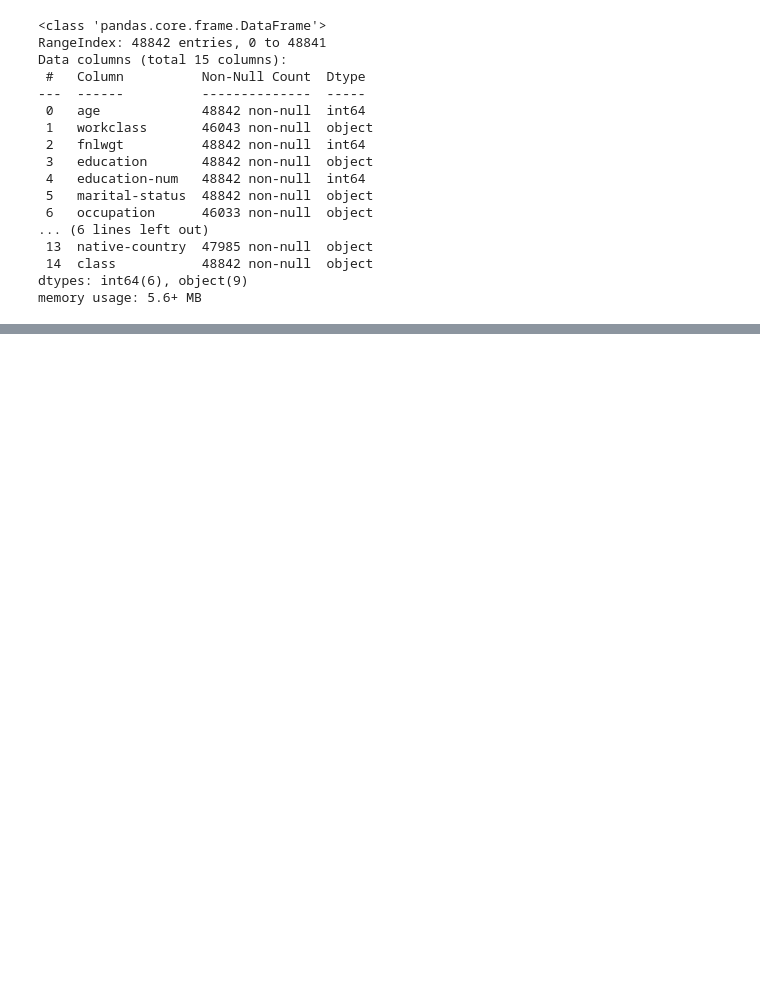
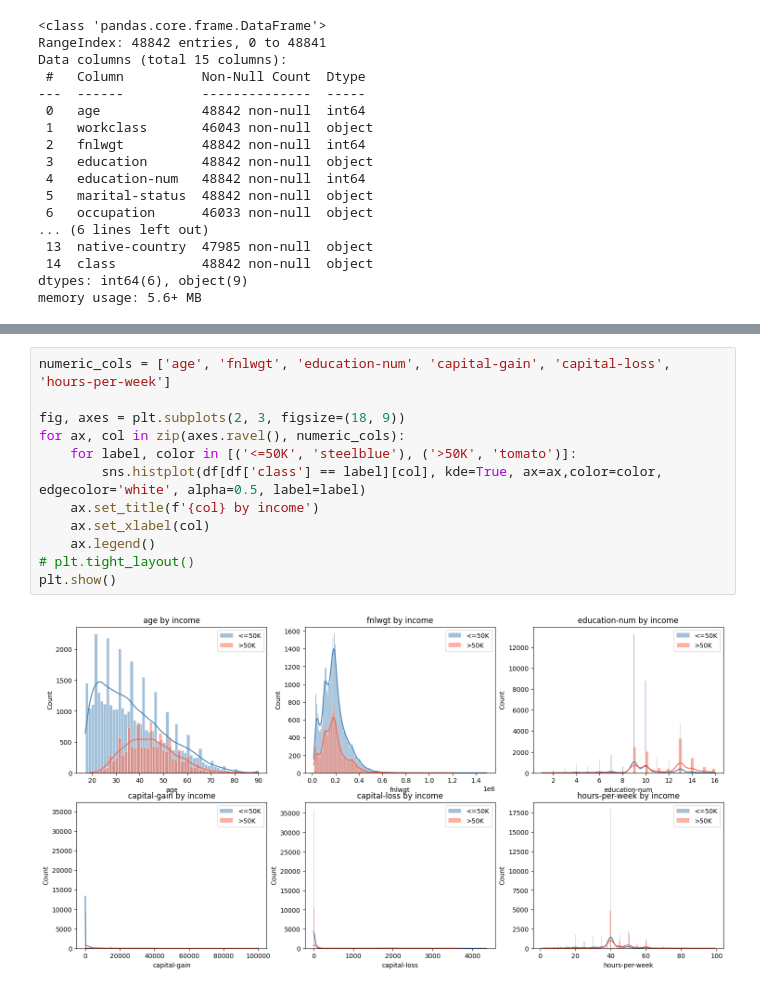
Before and after one commit to Ridima28/Adult-Income, a Jupyter notebook: main.ipynb, the cells around one changed output, grey strips where cells are left out. Drawn from its saved outputs; the diff is of its cells as text; blank space fills up the shorter version.

```diff
--- a/main.ipynb
+++ b/main.ipynb
@@ -44,0 +101,14 @@ memory usage: 5.6+ MB
+# %%
+numeric_cols = ['age', 'fnlwgt', 'education-num', 'capital-gain', 'capital-loss', 'hours-per-week']
+
+fig, axes = plt.subplots(2, 3, figsize=(18, 9))
+for ax, col in zip(axes.ravel(), numeric_cols):
+    for label, color in [('<=50K', 'steelblue'), ('>50K', 'tomato')]:
+        sns.histplot(df[df['class'] == label][col], kde=True, ax=ax,color=color, edgecolor='white', alpha=0.5, label=label)
+    ax.set_title(f'{col} by income')
+    ax.set_xlabel(col)
+    ax.legend()
+# plt.tight_layout()
+plt.show()
+# %% [output]
+[figure, added]
```
Also changed, not shown: parts of 16 cells of this notebook.
